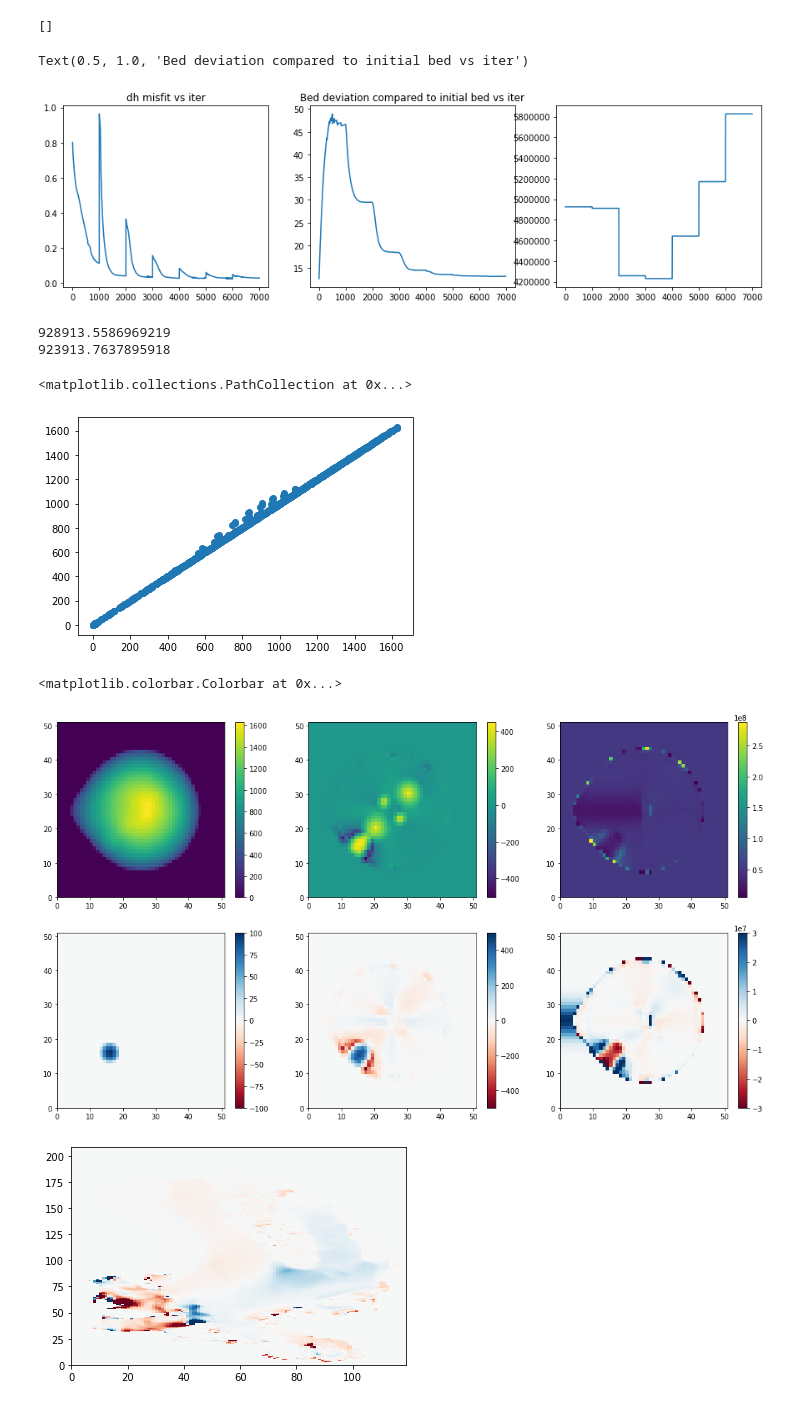
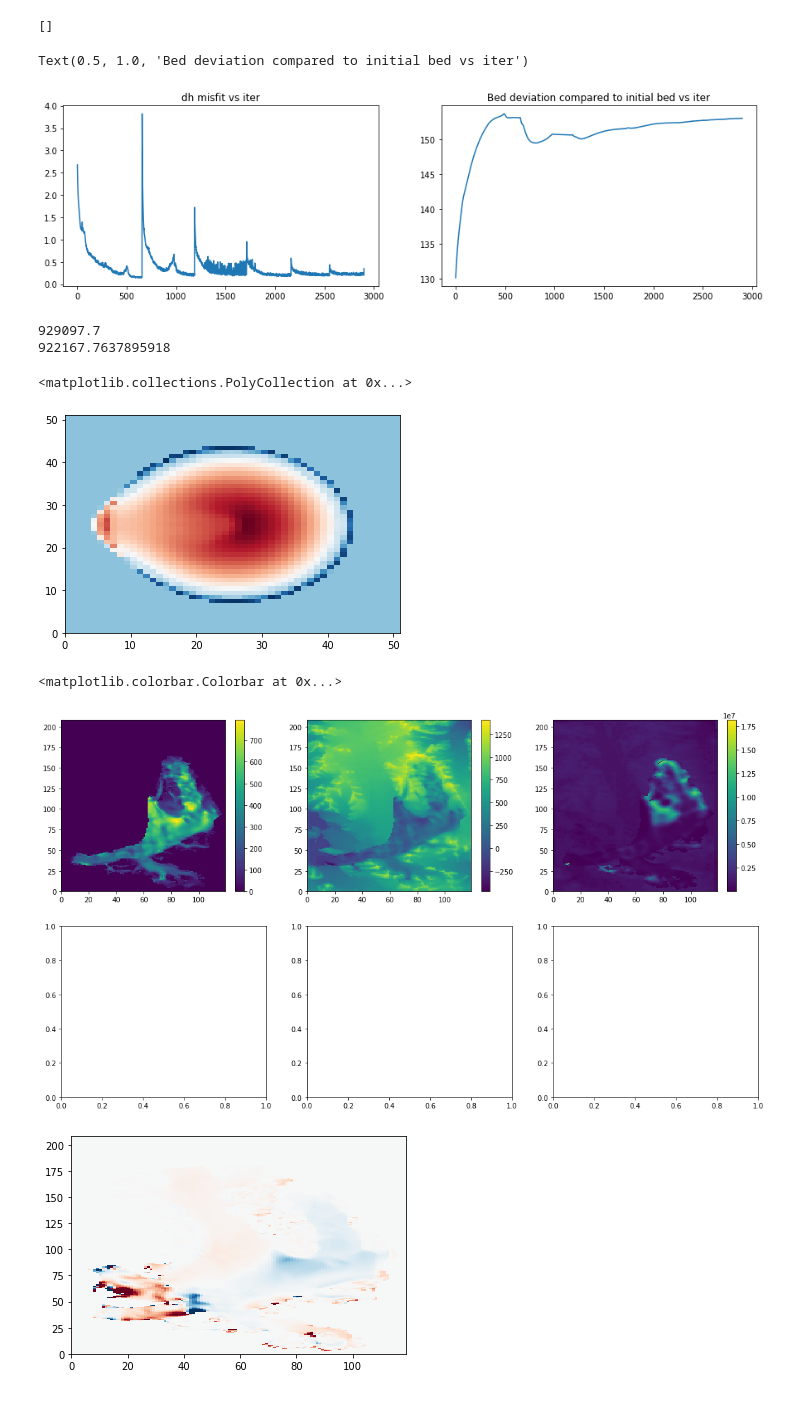
Before and after one commit to hahohe1892/thick_inv, a Jupyter notebook: auto_analysis.ipynb, the cells around one changed output. Saved outputs shown, nothing was run; the diff lists cells and outputs as text; code cells hidden in the pictures.

```diff
--- a/auto_analysis.ipynb
+++ b/auto_analysis.ipynb
@@ -25,53 +25,57 @@ from model_icecap import *
 data = input_data()
 data.build_input()
 # %%
-with open('./auto_data/icecap_auto_it_fields.S_ref__11.pkl', 'rb') as inp:
+run = 'Kronebreen_auto_1420_it_parameters.p_friction_1000_it_fields.vel_mes_it_parameters.pmax_5000_it_parameters.dt_0.03__1'
+with open('./auto_data/{}.pkl'.format(run), 'rb') as inp:
     md = pickle.load(inp)
 # %%
 print(md.warnings)
 # %% [output]
 []
 # %%
-fig, ax = plt.subplots(1,3, figsize = (15,4))
+fig, ax = plt.subplots(1,2, figsize = (15,4))
 line = ax[0].plot(md.series.dh_misfit_vs_iter)
 line = ax[1].plot(md.series.B_misfit_vs_iter)
-line = ax[2].plot(md.series.tauc_misfit_vs_iter)
+#line = ax[2].plot(md.series.tauc_misfit_vs_iter)
 ax[0].set_title('dh misfit vs iter')
 ax[1].set_title('Bed deviation compared to initial bed vs iter')
 # %% [output]
 Text(0.5, 1.0, 'Bed deviation compared to initial bed vs iter')
-[figure, old version]
+[figure, new version]
 # %%
 print(np.sum(md.it_fields.S_rec - md.it_fields.B_rec))
 print(np.sum(md.it_fields.S_ref - data.topg))
 # %% [output]
-928913.5586969219
-923913.7637895918
+929097.7
+922167.7637895918
 # %%
-true = get_nc_data('icecap_output.nc', 'usurf', 0)
-plt.scatter(true[md.it_fields.mask==1], md.it_fields.S_ref[md.it_fields.mask==1])
-#plt.scatter(md.it_fields.S_ref[md.it_fields.mask==1], data.smb[md.it_fields.mask==1])
+true = get_nc_data('icecap_output.nc', 'thk', 0)
+#recovered = get_nc_data('auto_ncs/{}.nc'.format(run), 'velbase_mag', 0)
+recovered = get_nc_data('icecap_output_t.nc'.format(run), 'thk', 0)
+#plt.scatter(true[md.it_fields.mask==1], recovered[md.it_fields.mask==1])
+#plt.plot(range(60), np.array(list(range(60))), '--', c='r')
+plt.pcolor(recovered - true, cmap='RdBu')
 # %% [output]
-<matplotlib.collections.PathCollection at 0x...>
+<matplotlib.collections.PolyCollection at 0x...>
-[figure, old version]
+[figure, new version]
 # %%
 fig, ax = plt.subplots(2,3, figsize = (18,10))
-field = ax[0,0].pcolor(md.it_fields.S_ref)
+field = ax[0,0].pcolor(md.it_fields.S_rec - md.it_fields.B_rec)
 field1 = ax[0,1].pcolor(md.series.B_rec_all[-1])
-field2 = ax[0,2].pcolor(md.series.tauc_rec_all[-1])
-field3 = ax[1,0].pcolor(md.it_fields.S_ref - true, cmap='RdBu', vmin = -100, vmax = 100)
-field4= ax[1,1].pcolor(md.series.B_rec_all[-1] - data.topg, cmap='RdBu', vmin = -500, vmax = 500)
-field5= ax[1,2].pcolor(md.series.tauc_rec_all[-1] - data.tauc, cmap='RdBu', vmin = -3e7, vmax = 3e7)
+field2 = ax[0,2].pcolor(md.series.tauc_recs[-1])
+#field3 = ax[1,0].pcolor(recovered-true, cmap='RdBu', vmin = -100, vmax = 100)
+#field4= ax[1,1].pcolor(md.series.B_rec_all[-1] - data.topg, cmap='RdBu', vmin = -500, vmax = 500)
+#field5= ax[1,2].pcolor(md.series.tauc_rec_all[-1] - data.tauc, cmap='RdBu', vmin = -3e7, vmax = 3e7)
 
 fig.colorbar(field, ax = ax[0,0])
 fig.colorbar(field1, ax = ax[0,1])
 fig.colorbar(field2, ax = ax[0,2])
-fig.colorbar(field3, ax = ax[1,0])
-fig.colorbar(field4, ax = ax[1,1])
-fig.colorbar(field5, ax = ax[1,2])
+#fig.colorbar(field3, ax = ax[1,0])
+#fig.colorbar(field4, ax = ax[1,1])
+#fig.colorbar(field5, ax = ax[1,2])
 # %% [output]
 <matplotlib.colorbar.Colorbar at 0x...>
-[figure, old version]
+[figure, new version]
 # %%
 from IPython.display import display, clear_output #needed for animated plots
 
```
Also changed, not shown: parts of 10 cells of this notebook, 2 other files.
